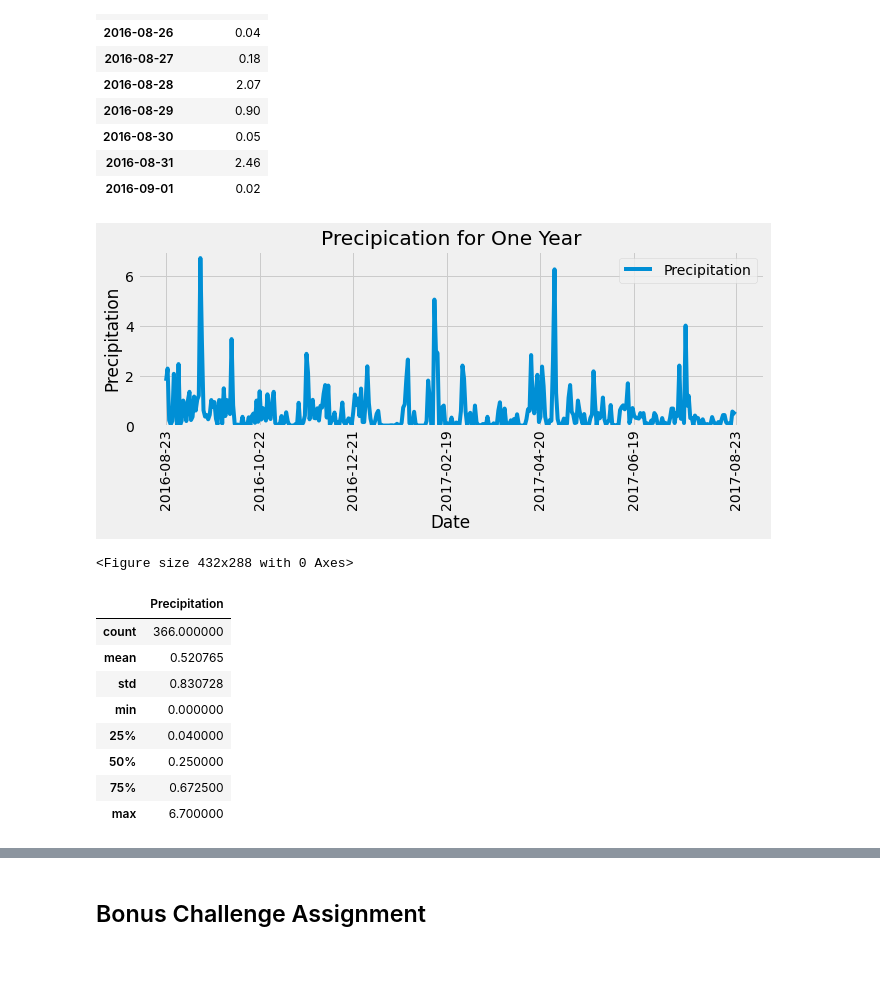
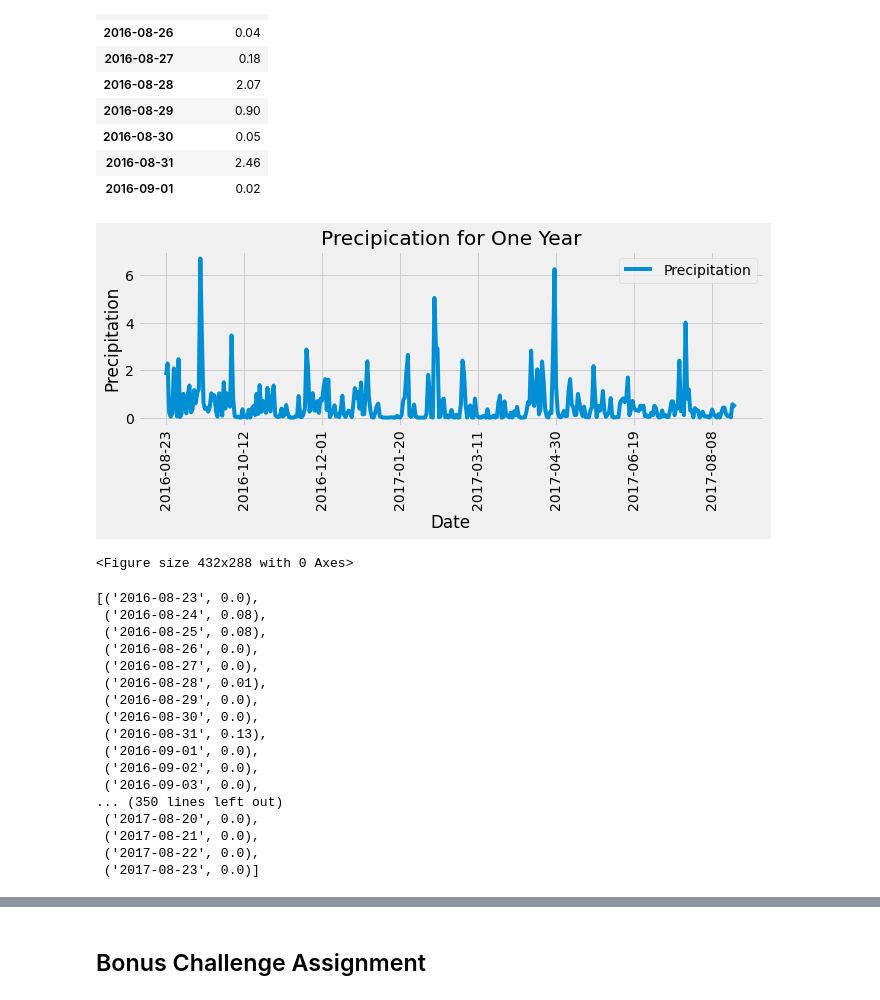
Before and after one commit to meghanvl/Climate_Analysis, a Jupyter notebook: Climate_Analysis.ipynb, the cells around one changed output, grey strips where cells are left out. Cells and saved outputs as stored; diff of their text form; code cells hidden in the pictures; blank space fills up the shorter version.

```diff
--- a/Climate_Analysis.ipynb
+++ b/Climate_Analysis.ipynb
@@ -146,25 +166,35 @@ precip_df.head(10)
 | 2016-08-31 | 2.46 |
 | 2016-09-01 | 0.02 |
 # %%
-precip_df.plot(title="Precipication for One Year", rot=90, figsize=(10,3), xticks=(0,60,120,180,240,300,365))
+precip_df.plot(title="Precipication for One Year", rot=90, figsize=(10,3))
 plt.xlabel("Date")
 plt.ylabel("Precipitation")
-plt.ylim(-0,7.0)
 plt.show()
 plt.tight_layout()
 # %% [output]
-[figure, old version]
+[figure, new version]
 <Figure size 432x288 with 0 Axes>
 # %%
 # Use Pandas to calculate the summary statistics for the precipitation data
-precip_df.describe()
+precip_summary = session.query(Measurement.date, (Measurement.prcp)).\
+            filter(Measurement.date > last_twelve).\
+            group_by(Measurement.date).all()
+precip_summary
 # %% [output]
-|  | Precipitation |
-| count | 366.000000 |
-| mean | 0.520765 |
-| std | 0.830728 |
-| min | 0.000000 |
-| 25% | 0.040000 |
-| 50% | 0.250000 |
-| 75% | 0.672500 |
-| max | 6.700000 |
+[('2016-08-23', 0.0),
+ ('2016-08-24', 0.08),
+ ('2016-08-25', 0.08),
+ ('2016-08-26', 0.0),
+ ('2016-08-27', 0.0),
+ ('2016-08-28', 0.01),
+ ('2016-08-29', 0.0),
+ ('2016-08-30', 0.0),
+ ('2016-08-31', 0.13),
+ ('2016-09-01', 0.0),
+ ('2016-09-02', 0.0),
+ ('2016-09-03', 0.0),
+... (350 lines left out)
+ ('2017-08-20', 0.0),
+ ('2017-08-21', 0.0),
+ ('2017-08-22', 0.0),
+ ('2017-08-23', 0.0)]
```
Also changed, not shown: parts of 15 cells of this notebook.
